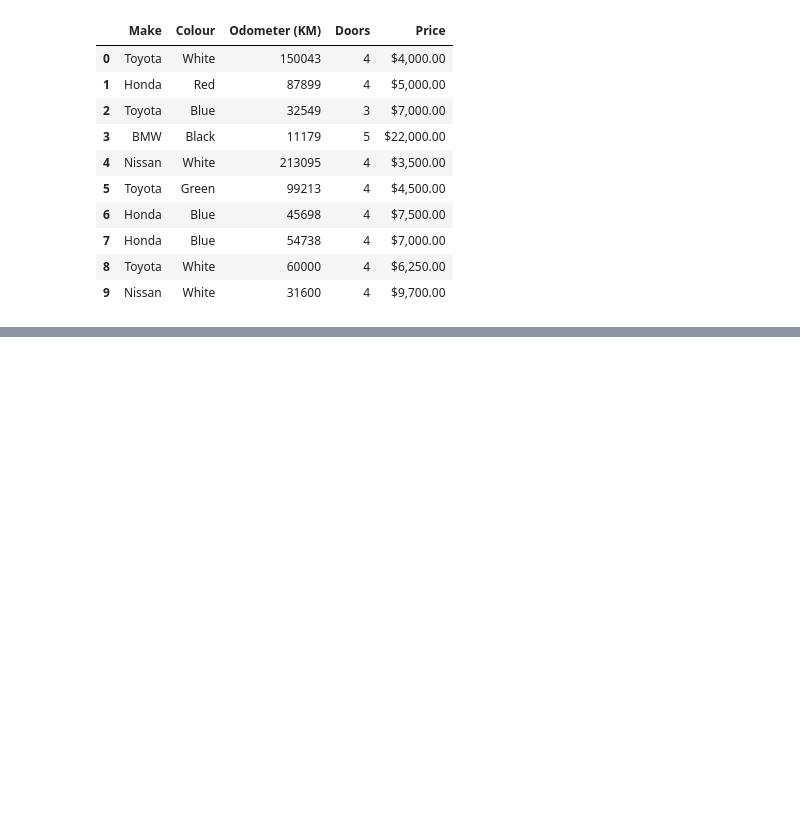
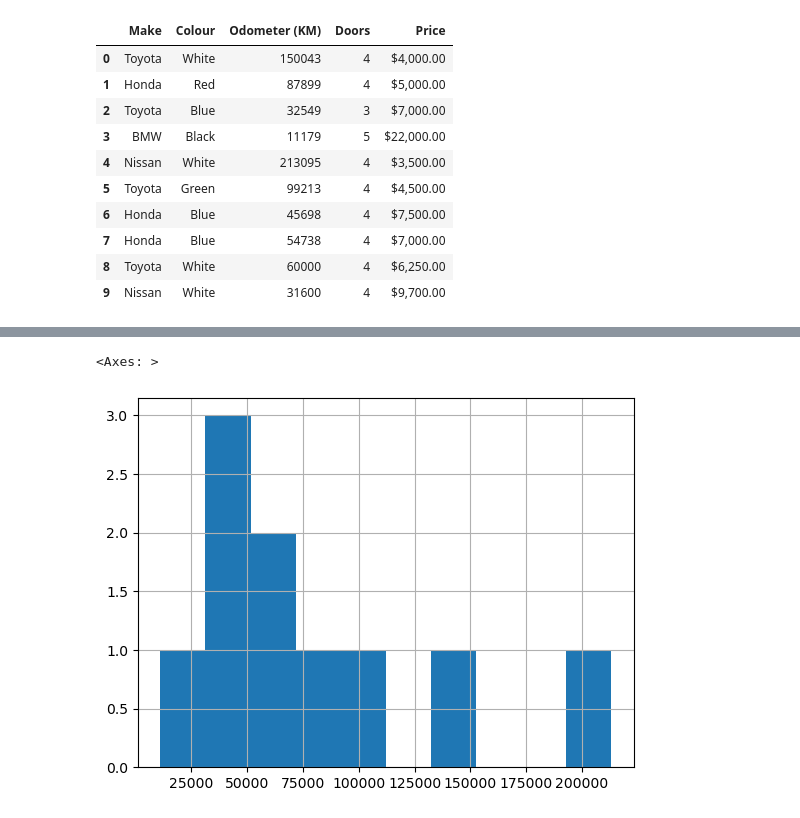
Before and after one commit to olivergarciarg/022_ML_trainning, a Jupyter notebook: sample_project_01/intro-to-pandas.ipynb, the cells around one changed output, grey strips where cells are left out. Cells and saved outputs as stored; diff of their text form; code cells hidden in the pictures; blank space fills up the shorter version.

```diff
--- a/sample_project_01/intro-to-pandas.ipynb
+++ b/sample_project_01/intro-to-pandas.ipynb
@@ -63,0 +319,5 @@ exported_car_sales
+# %%
+car_sales["Odometer (KM)"].hist()
+# %% [output]
+<Axes: >
+[figure, added]
```
Also changed, not shown: parts of 35 cells of this notebook.
